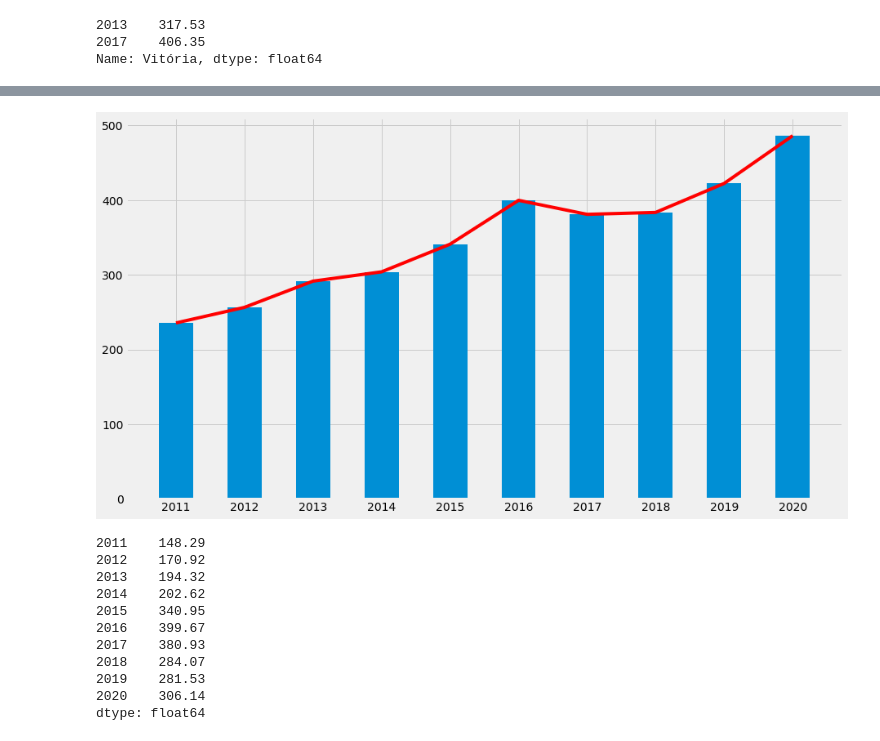
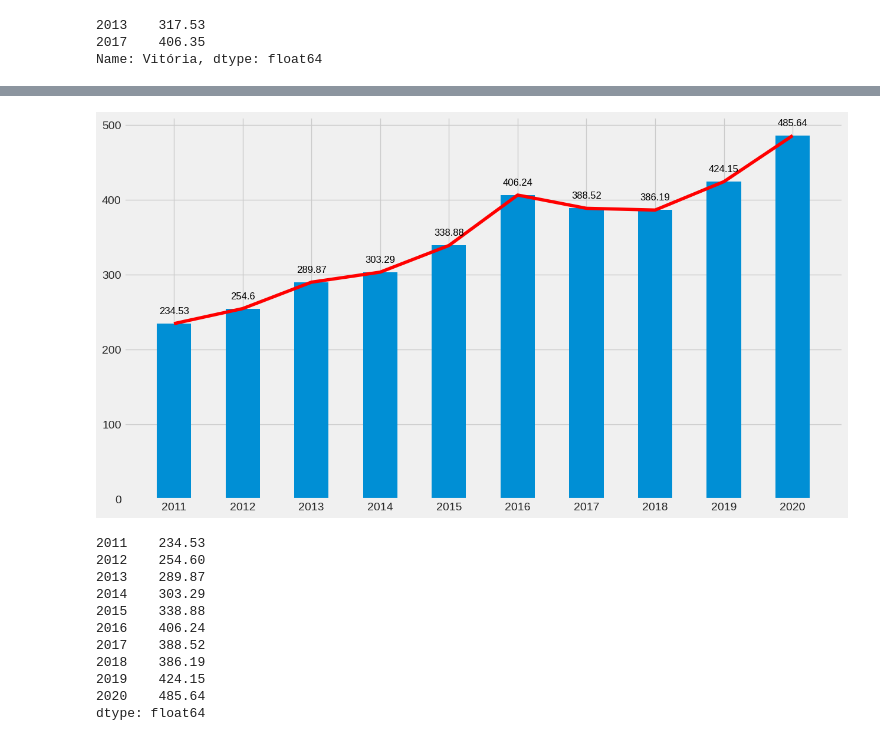
Before and after one commit to bessasjr/Cesta_basica_2001-2020, a Jupyter notebook: cesta_basic.ipynb, the cells around one changed output, grey strips where cells are left out. Saved outputs shown, nothing was run; the diff lists cells and outputs as text; code cells hidden in the pictures.

```diff
--- a/cesta_basic.ipynb
+++ b/cesta_basic.ipynb
@@ -118,7 +122,7 @@ for s in cest.columns[1:]:
                 if len(lista_mes) > 0:
                     h = round((sum(lista_mes)/len(lista_mes)), 2)
                 else:
-                    h = 0
+                    h = None
         lista_mes.clear()
         lista_ano.append(h)
 
@@ -149 +153,6 @@ cesta
 10 rows × 27 columns
+# %%
+# Excluindo as cidades que não tem dados em todos os anos analizados
+
+cesta = cesta.dropna(axis=1)
+cesta
@@ -149,0 +341,6 @@ cesta
+# %%
+# Diferença percentual entre o valor da cesta básica do ano de 2020 em comparação com o valor de 2011
+
+for i in cesta.columns:
+    n =  ((cesta[i][2020] / cesta[i][2011]) -1) * 100
+    print(f'{i:<15} - {round(n,2):>10}')
@@ -168 +435,22 @@ cesta[['São Paulo','Vitória', 'Brasília', 'Goiânia', 'Salvador', 'Aracaju']]
 [figure]
+# %%
+plt.style.use('fivethirtyeight')
+
+media = (cesta['São Paulo'] + cesta['Vitória'] + cesta['Brasília'] + cesta['Goiânia'] + cesta['Salvador'] + cesta['Aracaju'])/6
+
+fig = plt.subplots(figsize=(30,8))
+
+plt.bar(cesta.index-0.30, cesta['São Paulo'],width=0.12, alpha=0.8)
+plt.bar(cesta.index-0.18, cesta['Vitória'],width=0.12,color='orange' ,alpha=0.8)
+plt.bar(cesta.index-0.06, cesta['Brasília'],width=0.12,alpha=0.8)
+plt.bar(cesta.index+0.06, cesta['Goiânia'],width=0.12,alpha=0.8)
+plt.bar(cesta.index+0.18, cesta['Salvador'],width=0.12,alpha=0.8)
+plt.bar(cesta.index+0.30, cesta['Aracaju'],width=0.12,alpha=0.8)
+
+plt.xticks(cesta.index, labels=cesta.index)
+
+plt.plot(media.index, media, color='r')
+
+plt.legend(['Média','São Paulo', 'Vitória', 'Brasília', 'Goiânia', 'Salvador','Aracaju'])
+
+plt.show()
@@ -412,30 +700,32 @@ plt.show()
 # %%
 plt.style.use('fivethirtyeight')
 
 fig, ax = plt.subplots(figsize=(14,8))
 
-plt.grid(axis='y', zorder=1)
+#plt.grid(axis='y', zorder=1)
 
 ax = plt.bar(cesta_basica.index, cesta_basica['Mean'], width=0.5, zorder=2)
 ax2 = plt.plot(cesta_basica.index, cesta_basica['Mean'], color='red', zorder=2)
 
+plt.bar_label(p1, fontsize=12, padding=10, color='black')
+
 plt.xticks(np.arange(min(cesta_basica.index), max(cesta_basica.index)+1, 1.0))
 
 plt.show()
 # %% [output]
-[figure, old version]
+[figure, new version]
 # %%
 # Obtendo a media por ano de maneira fácil com numpy (contando os zeros)
 round(cesta.mean(axis=1),2)
 # %% [output]
-2011    148.29
-2012    170.92
-2013    194.32
-2014    202.62
-2015    340.95
-2016    399.67
-2017    380.93
-2018    284.07
-2019    281.53
-2020    306.14
+2011    234.53
+2012    254.60
+2013    289.87
+2014    303.29
+2015    338.88
+2016    406.24
+2017    388.52
+2018    386.19
+2019    424.15
+2020    485.64
 dtype: float64
```
Also changed, not shown: parts of 29 cells of this notebook.
